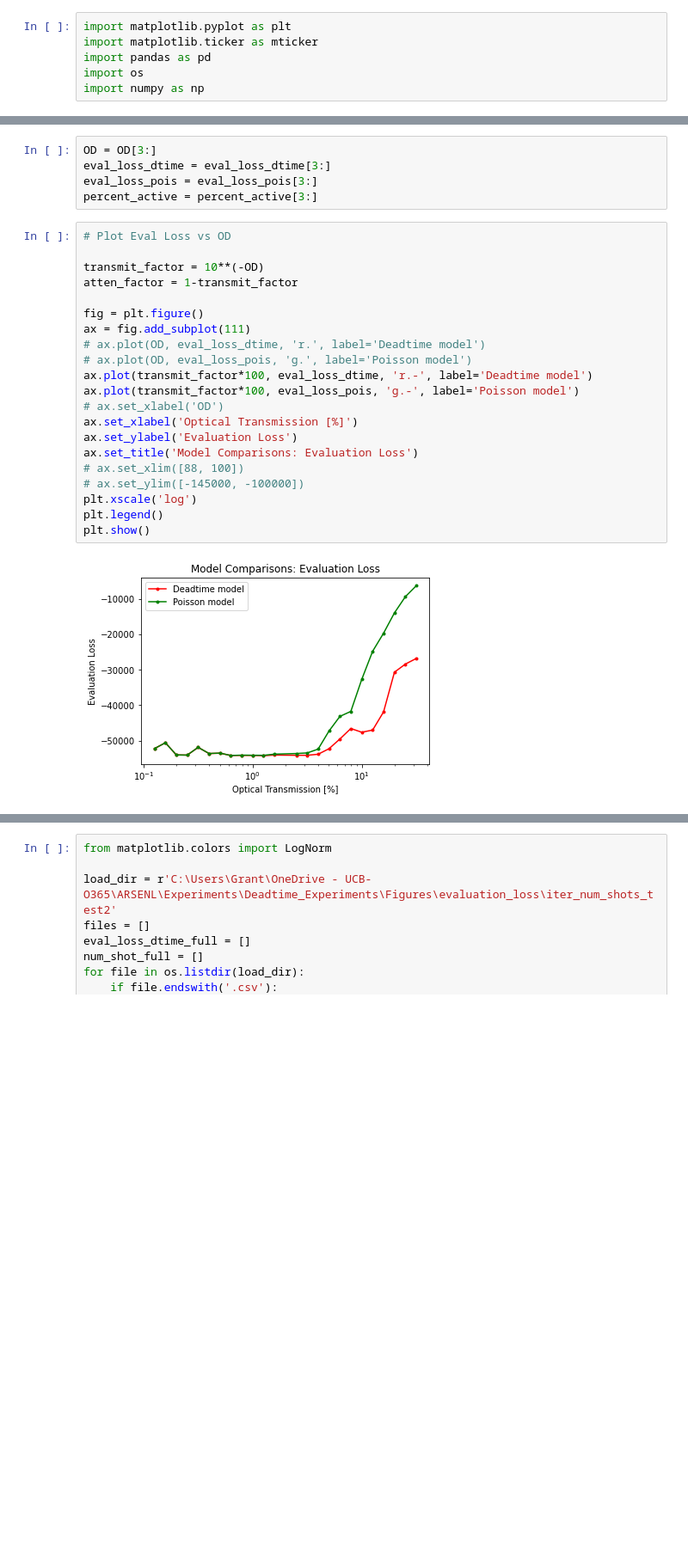
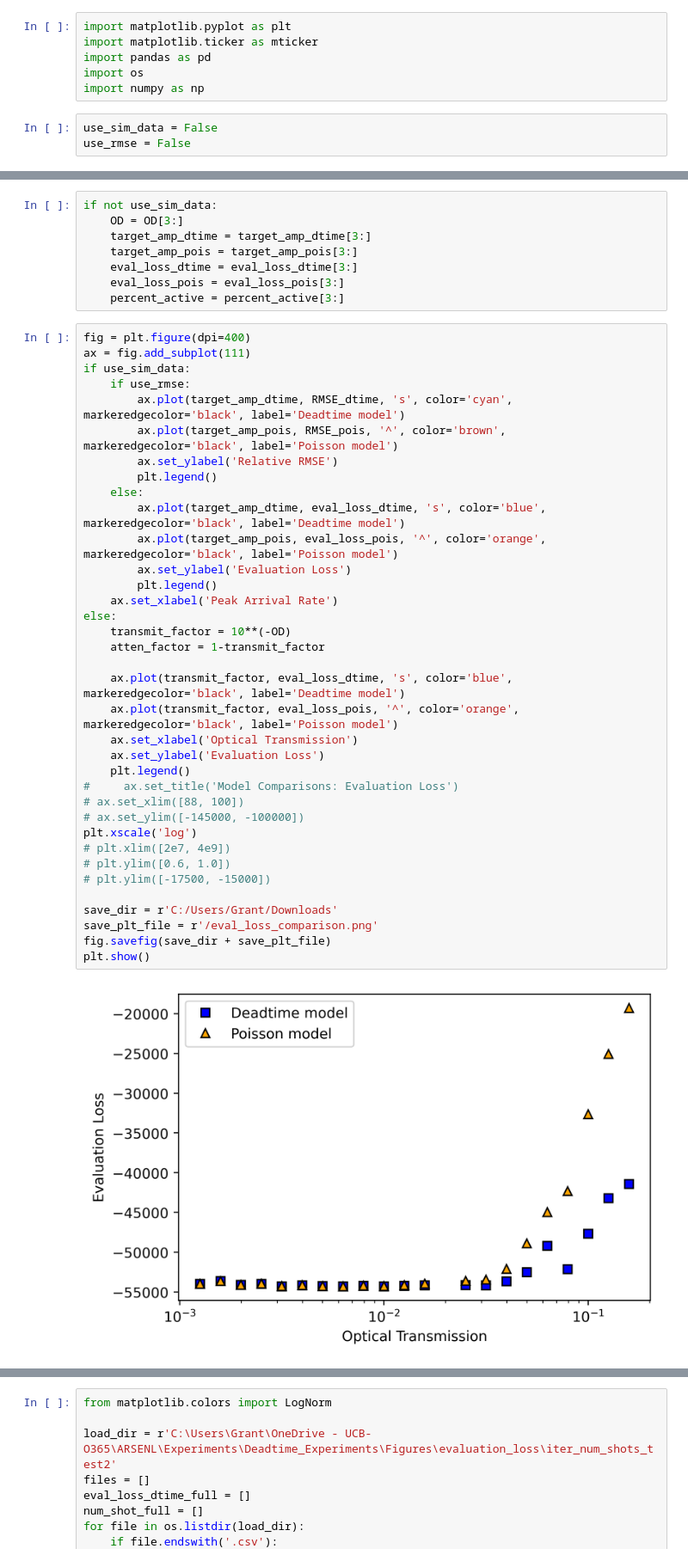
Before and after one commit to gkirchhoff32/ARSENL_backscatter_experiments, a Jupyter notebook: scripts/plot_eval_loss.ipynb, the cells around one changed output, grey strips where cells are left out. Shown at 86% size. Saved outputs shown, nothing was run; the diff lists cells and outputs as text; blank space fills up the shorter version.

```diff
--- a/scripts/plot_eval_loss.ipynb
+++ b/scripts/plot_eval_loss.ipynb
@@ -4,4 +4,7 @@ import matplotlib.ticker as mticker
 import pandas as pd
 import os
 import numpy as np
+# %%
+use_sim_data = False
+use_rmse = False
 # %%
@@ -17,31 +28,49 @@ OD_C = df_dtime['Hypothetical Scaling Factor'][:-1]
 # %%
-OD = OD[3:]
-eval_loss_dtime = eval_loss_dtime[3:]
-eval_loss_pois = eval_loss_pois[3:]
-percent_active = percent_active[3:]
+if not use_sim_data:
+    OD = OD[3:]
+    target_amp_dtime = target_amp_dtime[3:]
+    target_amp_pois = target_amp_pois[3:]
+    eval_loss_dtime = eval_loss_dtime[3:]
+    eval_loss_pois = eval_loss_pois[3:]
+    percent_active = percent_active[3:]
 # %%
-# Plot Eval Loss vs OD
+fig = plt.figure(dpi=400)
+ax = fig.add_subplot(111)
+if use_sim_data:
+    if use_rmse:
+        ax.plot(target_amp_dtime, RMSE_dtime, 's', color='cyan', markeredgecolor='black', label='Deadtime model')
+        ax.plot(target_amp_pois, RMSE_pois, '^', color='brown', markeredgecolor='black', label='Poisson model')
+        ax.set_ylabel('Relative RMSE')
+        plt.legend()
+    else:
+        ax.plot(target_amp_dtime, eval_loss_dtime, 's', color='blue', markeredgecolor='black', label='Deadtime model')
+        ax.plot(target_amp_pois, eval_loss_pois, '^', color='orange', markeredgecolor='black', label='Poisson model')
+        ax.set_ylabel('Evaluation Loss')
+        plt.legend()
+    ax.set_xlabel('Peak Arrival Rate')
+else:
+    transmit_factor = 10**(-OD)
+    atten_factor = 1-transmit_factor
 
-transmit_factor = 10**(-OD)
-atten_factor = 1-transmit_factor
-
-fig = plt.figure()
-ax = fig.add_subplot(111)
-# ax.plot(OD, eval_loss_dtime, 'r.', label='Deadtime model')
-# ax.plot(OD, eval_loss_pois, 'g.', label='Poisson model')
-ax.plot(transmit_factor*100, eval_loss_dtime, 'r.-', label='Deadtime model')
-ax.plot(transmit_factor*100, eval_loss_pois, 'g.-', label='Poisson model')
-# ax.set_xlabel('OD')
-ax.set_xlabel('Optical Transmission [%]')
-ax.set_ylabel('Evaluation Loss')
-ax.set_title('Model Comparisons: Evaluation Loss')
+    ax.plot(transmit_factor, eval_loss_dtime, 's', color='blue', markeredgecolor='black', label='Deadtime model')
+    ax.plot(transmit_factor, eval_loss_pois, '^', color='orange', markeredgecolor='black', label='Poisson model')
+    ax.set_xlabel('Optical Transmission')
+    ax.set_ylabel('Evaluation Loss')
+    plt.legend()
+#     ax.set_title('Model Comparisons: Evaluation Loss')
 # ax.set_xlim([88, 100])
 # ax.set_ylim([-145000, -100000])
 plt.xscale('log')
-plt.legend()
+# plt.xlim([2e7, 4e9])
+# plt.ylim([0.6, 1.0])
+# plt.ylim([-17500, -15000])
+
+save_dir = r'C:/Users/Grant/Downloads'
+save_plt_file = r'/eval_loss_comparison.png'
+fig.savefig(save_dir + save_plt_file)
 plt.show()
 # %% [output]
-[figure, old version]
+[figure, new version]
 # %%
 # Plot Eval Loss vs Average Active-Detector Percentage
 
```
Also changed, not shown: parts of 5 cells of this notebook, 4 other files.
